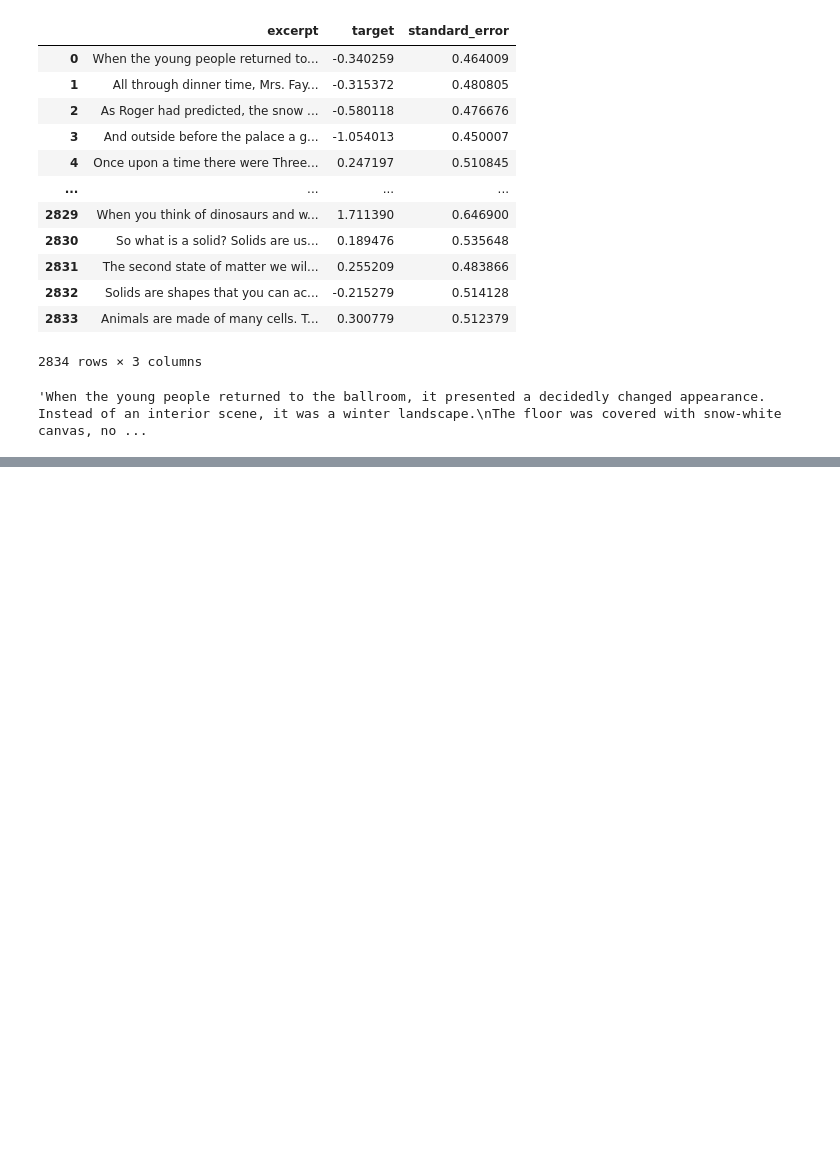
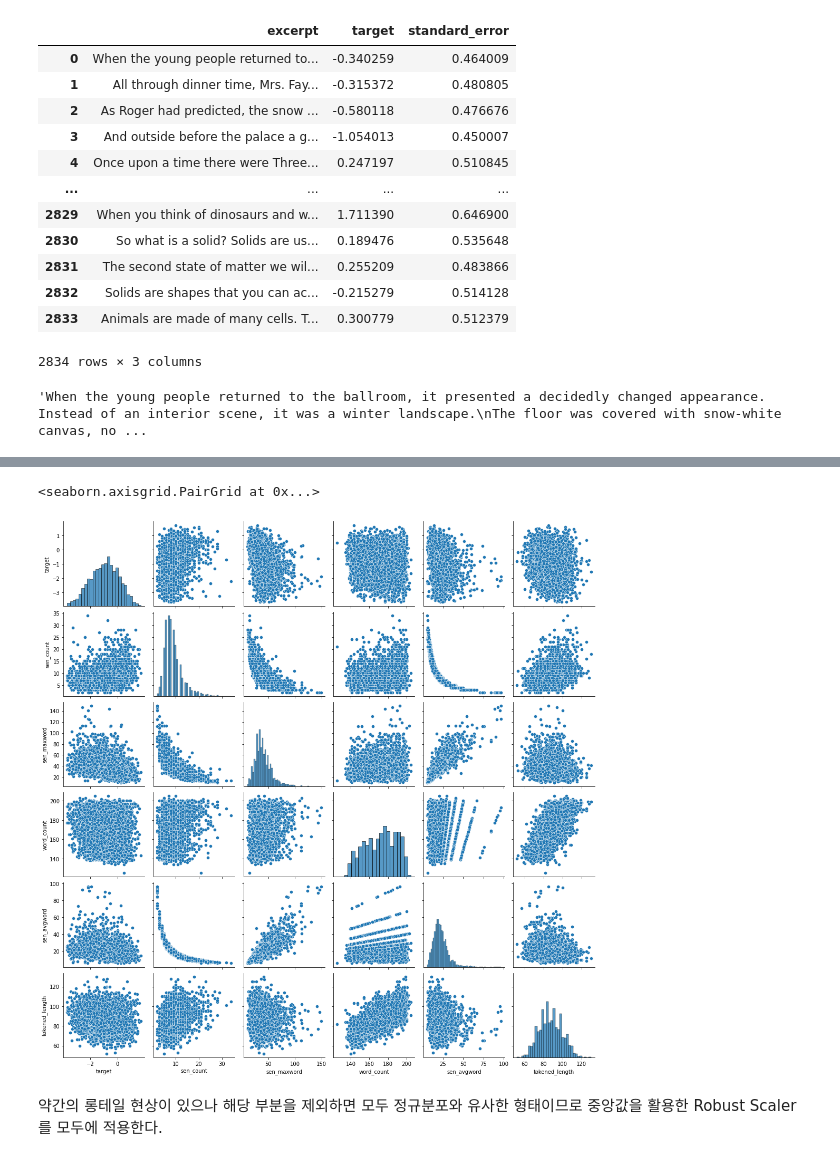
Before and after one commit to SeongwonTak/Data_Practices, a Jupyter notebook: CommonLit Readability Prize/commonlit_read.ipynb, the cells around one changed output, grey strips where cells are left out. Cells and saved outputs as stored; diff of their text form; code cells hidden in the pictures; blank space fills up the shorter version.

```diff
--- a/CommonLit Readability Prize/commonlit_read.ipynb
+++ b/CommonLit Readability Prize/commonlit_read.ipynb
@@ -86,0 +302,4 @@ train_df.iloc[0].excerpt
+# %%
+train_df_clean = train_df.copy()
+train_df_clean.excerpt = train_df_clean.excerpt.apply(lambda s : text_clean(s))
+train_df_clean = train_df_clean.drop('standard_error', axis = 1)
@@ -86,0 +327,18 @@ train_df.iloc[0].excerpt
+# %%
+# 기본적인 전처리를 완료하였으므로 WhitespaceTokenizer로 충분하다.
+# 학습을 위한 영어단어 지문의 난이도측정이다. 다양한 품사 자체에 대해 고려하는 것이 학습에 중요하다.
+# 따라서 이번에는 품사를 고려하지 않는다.
+# 대신 stopwords는 제외한다.
+
+def excerpt_tokenize(text):
+    tokenizer = nltk.tokenize.WhitespaceTokenizer()
+    tokens = tokenizer.tokenize(text)
+    words = [w for w in tokens if w not in stopwords.words('english')]
+    combined_text = ' '.join(w for w in words)
+
+    return combined_text
+# %%
+train_df_clean['excerpt'] = train_df_clean.excerpt.apply(lambda s : excerpt_tokenize(s))
+# %%
+# stopwords를 제외하고 유효한 해석이 필요한 단어 개수
+train_df_clean['tokened_length'] = train_df_clean.excerpt.apply(lambda s : s.count(' ')+1)
@@ -86,0 +389,8 @@ train_df.iloc[0].excerpt
+# %%
+sns.pairplot(train_df_clean)
+# %% [output]
+<seaborn.axisgrid.PairGrid at 0x...>
+[figure, added]
+# %% [markdown]
+약간의 롱테일 현상이 있으나 해당 부분을 제외하면 모두 정규분포와 유사한 형태이므로
+중앙값을 활용한 Robust Scaler를 모두에 적용한다.
```
Also changed, not shown: parts of 67 cells of this notebook.
